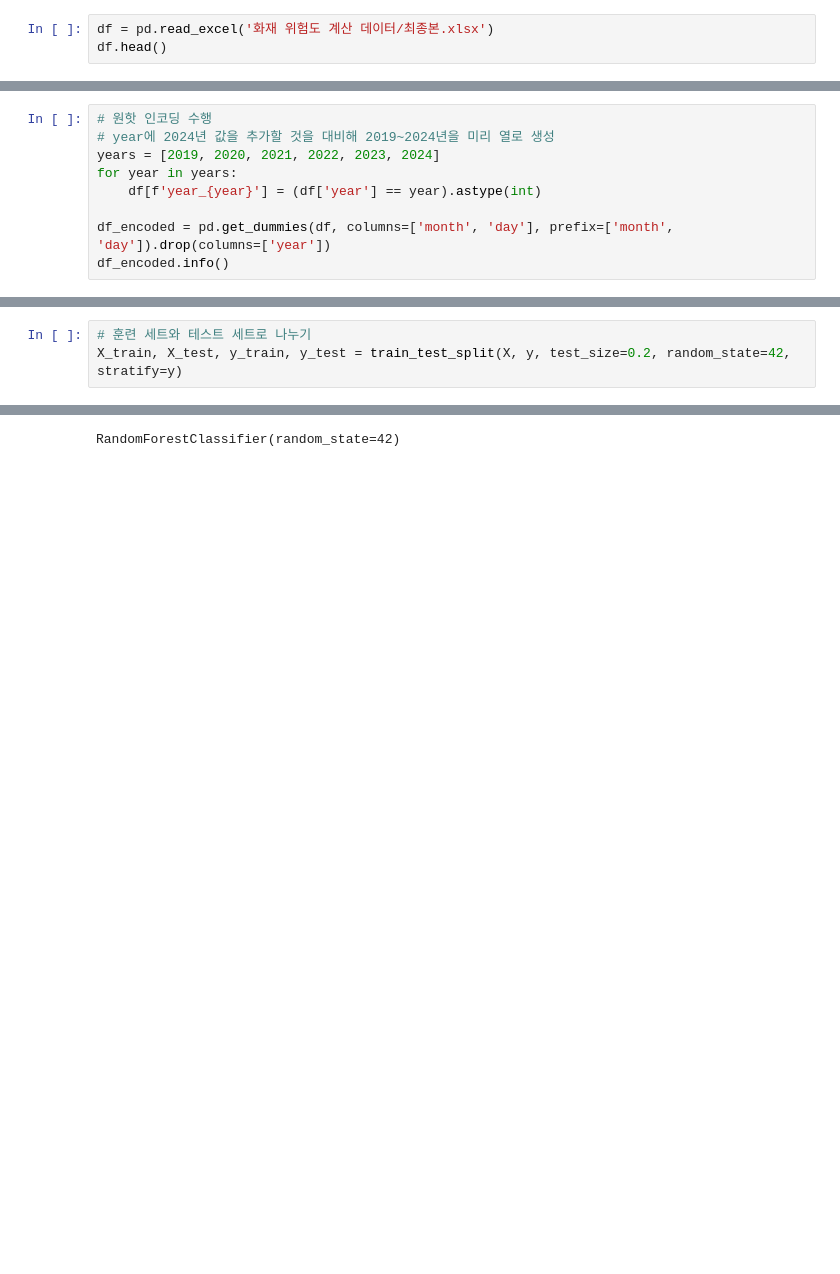
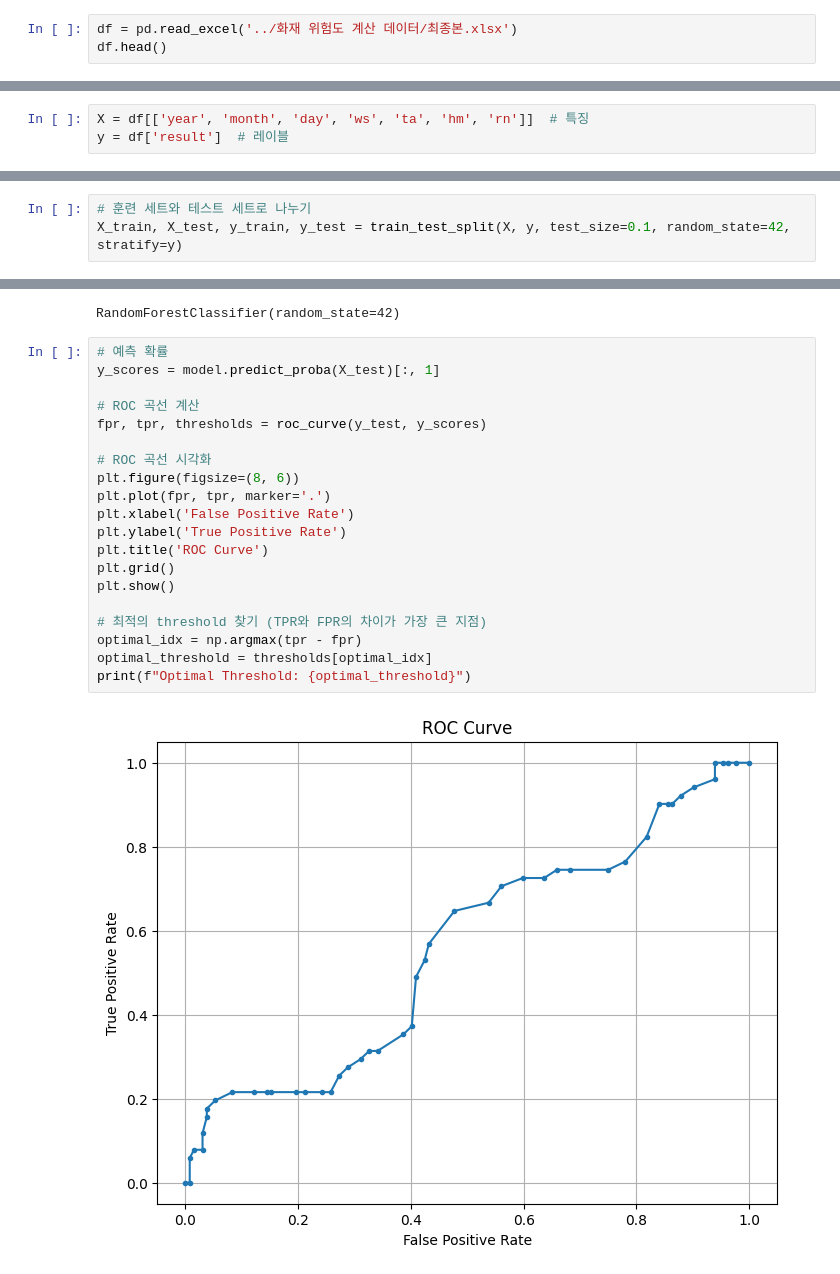
Before and after one commit to Sihyeon0123/DSB-Preliminary-Project, a Jupyter notebook: 화재 위험도 계산 AI/날씨정보(풍속, 기온, 습도, 강수량)/기존 데이터 사용/1.ipynb, the cells around one changed output, grey strips where cells are left out. Drawn from its saved outputs; the diff is of its cells as text; blank space fills up the shorter version.

```diff
--- a/화재 위험도 계산 AI/화재 위험도 계산(날짜 원핫 인코딩).ipynb
+++ b/화재 위험도 계산 AI/날씨정보(풍속, 기온, 습도, 강수량)/기존 데이터 사용/1.ipynb
@@ -10,7 +10,7 @@ from sklearn.metrics import classification_report, accuracy_score, roc_auc_score
 # %% [markdown]
 # 1. 데이터 로드
 # %%
-df = pd.read_excel('화재 위험도 계산 데이터/최종본.xlsx')
+df = pd.read_excel('../화재 위험도 계산 데이터/최종본.xlsx')
 df.head()
 # %% [output]
 |  | year | month | day | ws | ta | hm | rn | result |
@@ -60,9 +54,0 @@ plt.show()
-# %%
-# 원핫 인코딩 수행
-# year에 2024년 값을 추가할 것을 대비해 2019~2024년을 미리 열로 생성
-years = [2019, 2020, 2021, 2022, 2023, 2024]
-for year in years:
-    df[f'year_{year}'] = (df['year'] == year).astype(int)
-
-df_encoded = pd.get_dummies(df, columns=['month', 'day'], prefix=['month', 'day']).drop(columns=['year'])
-df_encoded.info()
@@ -102 +57,4 @@ X.head()
+# %%
+X = df[['year', 'month', 'day', 'ws', 'ta', 'hm', 'rn']]  # 특징
+y = df['result']  # 레이블
 # %% [markdown]
@@ -105,3 +63,3 @@ X.head()
 # %%
 # 훈련 세트와 테스트 세트로 나누기
-X_train, X_test, y_train, y_test = train_test_split(X, y, test_size=0.2, random_state=42, stratify=y)
+X_train, X_test, y_train, y_test = train_test_split(X, y, test_size=0.1, random_state=42, stratify=y)
@@ -123,3 +70,25 @@ model = RandomForestClassifier(n_estimators=100, random_state=42)
 model.fit(X_train, y_train)
 # %% [output]
 RandomForestClassifier(random_state=42)
+# %%
+# 예측 확률
+y_scores = model.predict_proba(X_test)[:, 1]
+
+# ROC 곡선 계산
+fpr, tpr, thresholds = roc_curve(y_test, y_scores)
+
+# ROC 곡선 시각화
+plt.figure(figsize=(8, 6))
+plt.plot(fpr, tpr, marker='.')
+plt.xlabel('False Positive Rate')
+plt.ylabel('True Positive Rate')
+plt.title('ROC Curve')
+plt.grid()
+plt.show()
+
+# 최적의 threshold 찾기 (TPR와 FPR의 차이가 가장 큰 지점)
+optimal_idx = np.argmax(tpr - fpr)
+optimal_threshold = thresholds[optimal_idx]
+print(f"Optimal Threshold: {optimal_threshold}")
+# %% [output]
+[figure, added]
```
Also changed, not shown: parts of 18 cells of this notebook, 30 other files.
